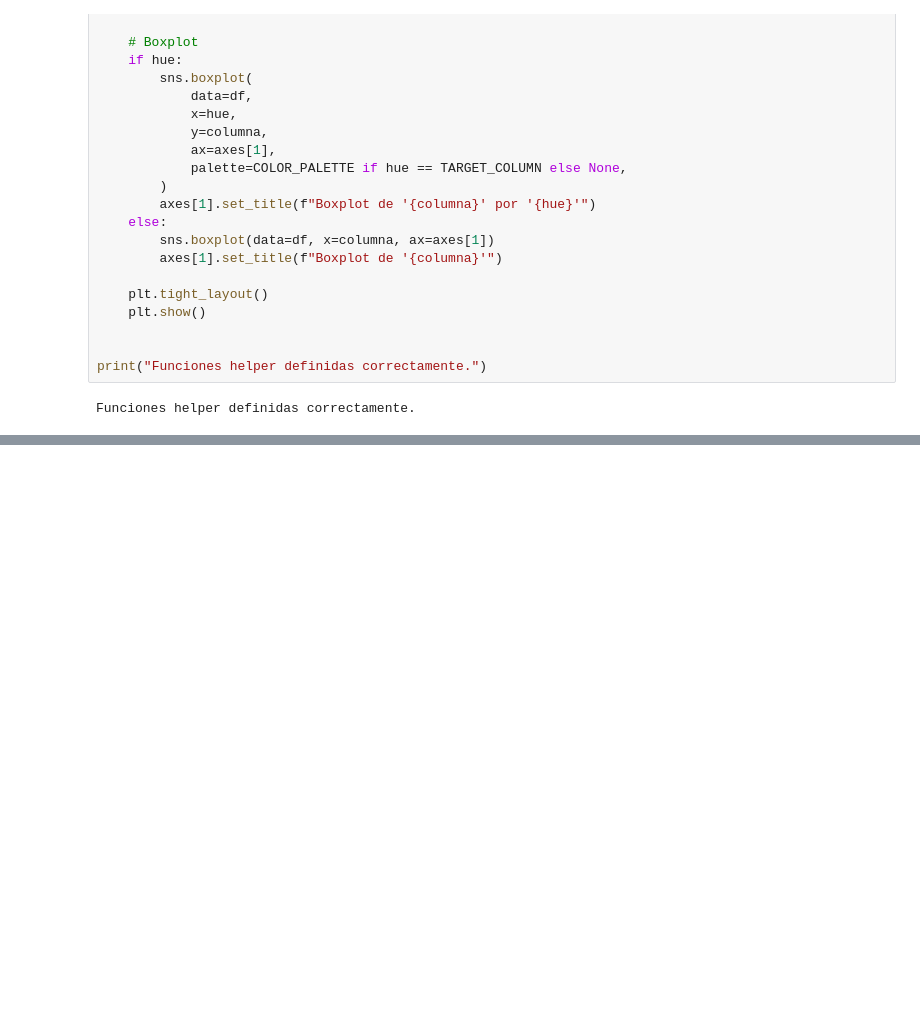
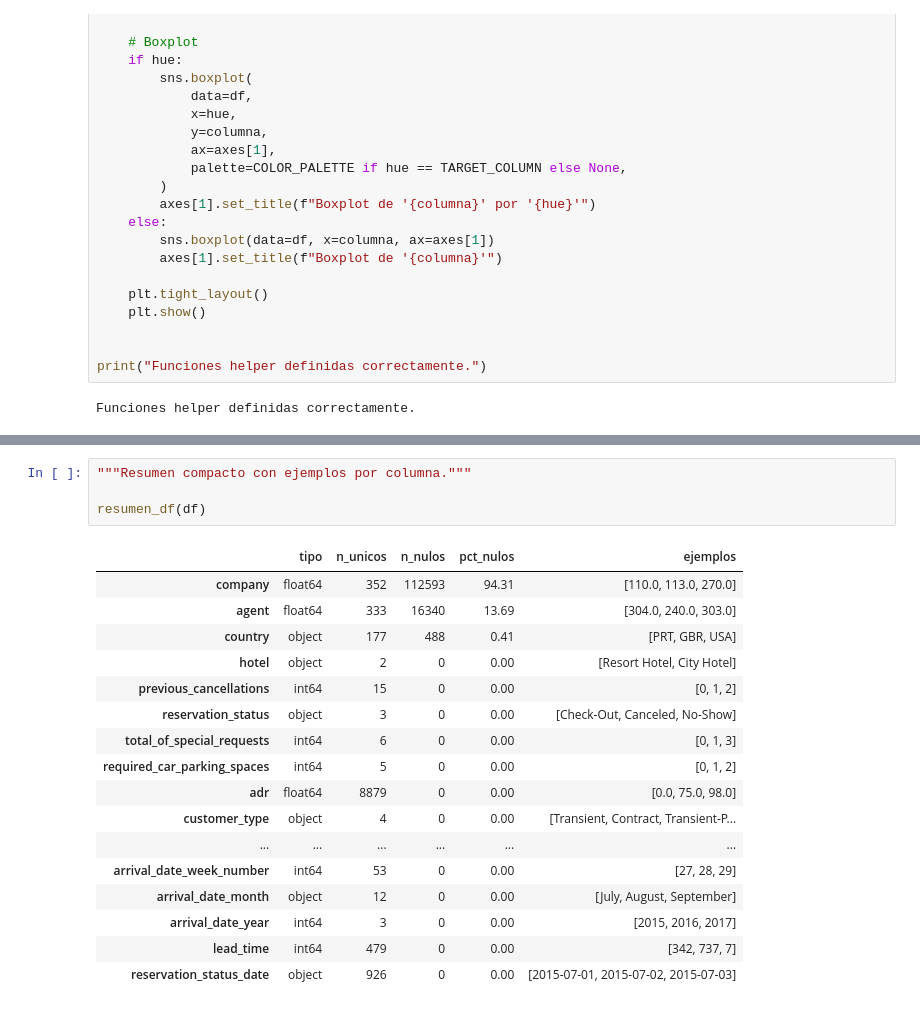
Before and after one commit to jumarfradev/practica-final-ml, a Jupyter notebook: notebooks/exploracion/01_eda_inicial.ipynb, the cells around one changed output, grey strips where cells are left out. Cells and saved outputs as stored; diff of their text form; blank space fills up the shorter version.

```diff
--- a/notebooks/exploracion/01_eda_inicial.ipynb
+++ b/notebooks/exploracion/01_eda_inicial.ipynb
@@ -244,0 +335,22 @@ Funciones helper definidas correctamente.
+# %%
+"""Resumen compacto con ejemplos por columna."""
+
+resumen_df(df)
+# %% [output]
+|  | tipo | n_unicos | n_nulos | pct_nulos | ejemplos |
+| company | float64 | 352 | 112593 | 94.31 | [110.0, 113.0, 270.0] |
+| agent | float64 | 333 | 16340 | 13.69 | [304.0, 240.0, 303.0] |
+| country | object | 177 | 488 | 0.41 | [PRT, GBR, USA] |
+| hotel | object | 2 | 0 | 0.00 | [Resort Hotel, City Hotel] |
+| previous_cancellations | int64 | 15 | 0 | 0.00 | [0, 1, 2] |
+| reservation_status | object | 3 | 0 | 0.00 | [Check-Out, Canceled, No-Show] |
+| total_of_special_requests | int64 | 6 | 0 | 0.00 | [0, 1, 3] |
+| required_car_parking_spaces | int64 | 5 | 0 | 0.00 | [0, 1, 2] |
+| adr | float64 | 8879 | 0 | 0.00 | [0.0, 75.0, 98.0] |
+| customer_type | object | 4 | 0 | 0.00 | [Transient, Contract, Transient-P... |
+| ... | ... | ... | ... | ... | ... |
+| arrival_date_week_number | int64 | 53 | 0 | 0.00 | [27, 28, 29] |
+| arrival_date_month | object | 12 | 0 | 0.00 | [July, August, September] |
+| arrival_date_year | int64 | 3 | 0 | 0.00 | [2015, 2016, 2017] |
+| lead_time | int64 | 479 | 0 | 0.00 | [342, 737, 7] |
+| reservation_status_date | object | 926 | 0 | 0.00 | [2015-07-01, 2015-07-02, 2015-07-03] |
```
Also changed, not shown: parts of 14 cells of this notebook.
